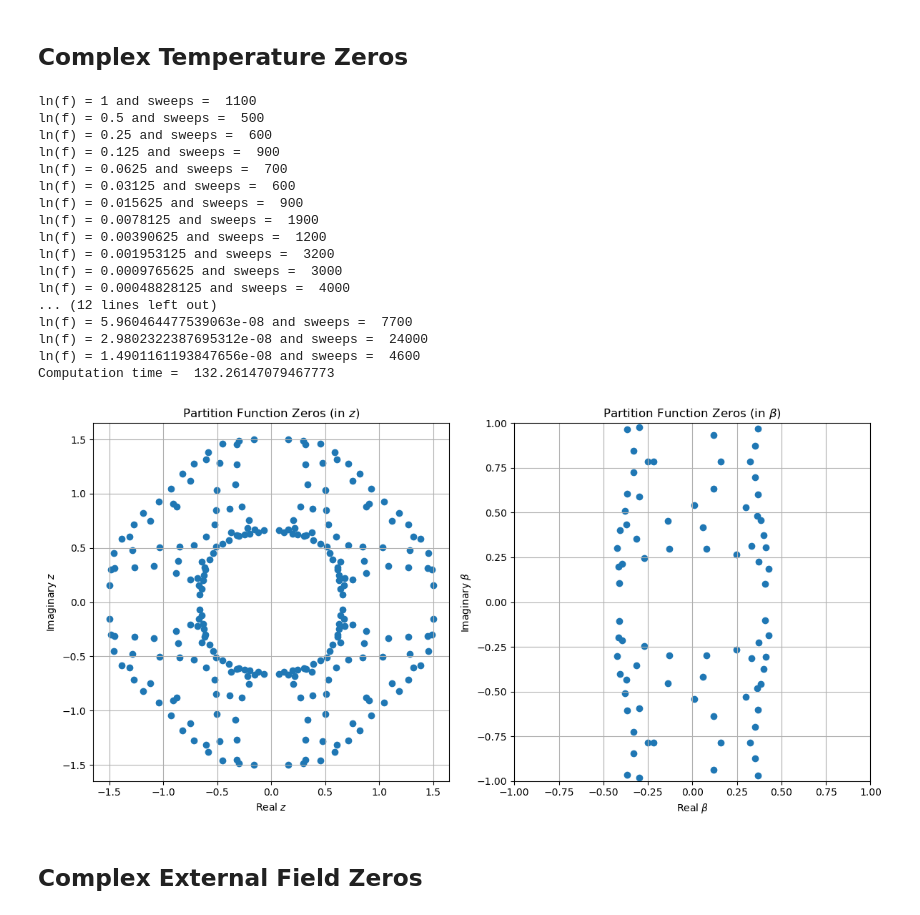
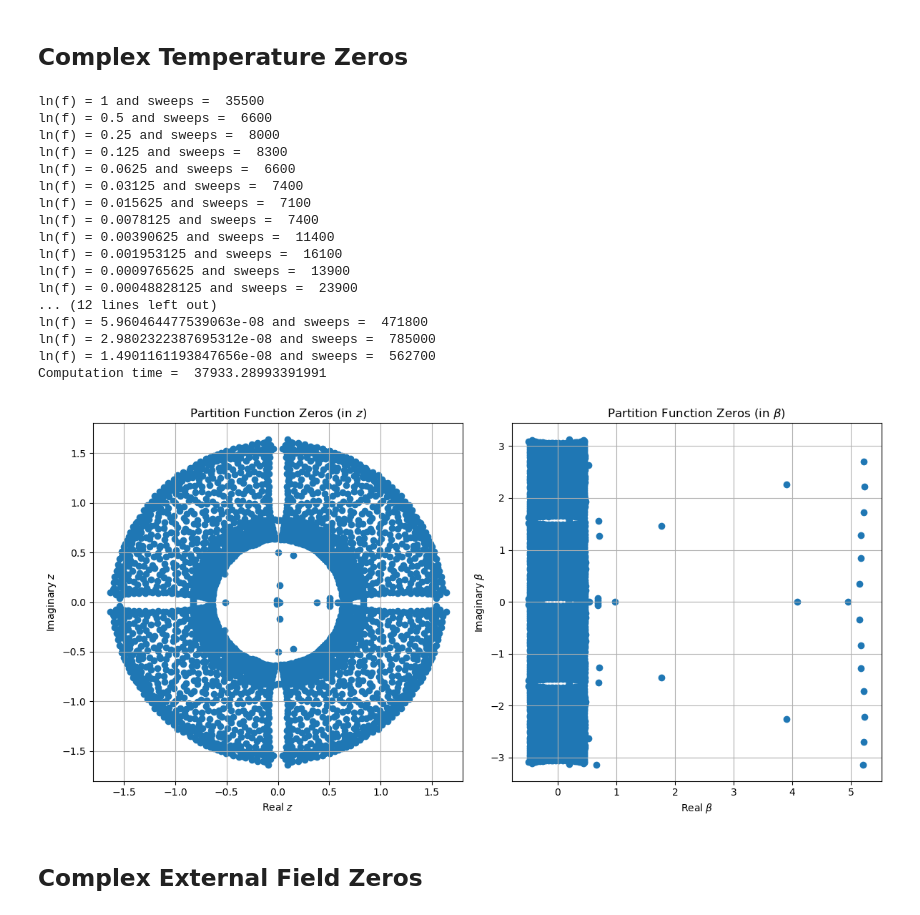
Before and after one commit to GregoryLJohnson/SimpleModels, a Jupyter notebook: WL_PFZ.ipynb, the cells around one changed output. Saved outputs shown, nothing was run; the diff lists cells and outputs as text; code cells hidden in the pictures.

```diff
--- a/WL_PFZ.ipynb
+++ b/WL_PFZ.ipynb
@@ -112,7 +112,7 @@ class Wang_Landau_2DIsing:
                     new_energy = self.total_energy + delta_E
                     index2 = np.argwhere( self.energy_range == new_energy)[0,0]
 
-                    if (np.random.random() < np.exp(self.log_dos[index1] - self.log_dos[index2])):
+                    if (np.log(np.random.random()) < self.log_dos[index1] - self.log_dos[index2]):
                         self.lattice[i, j] *= -1
                         self.total_energy = new_energy
                         index1 = index2
@@ -241,26 +241,26 @@ class Wang_Landau_2DIsing:
 ## Complex Temperature Zeros
 # %%
 # Run the simulation
-L = 8
+L = 30
 model = Wang_Landau_2DIsing(L)
 t0 = time()
-energy_range, dos = model.run_DoE(logfmod = 1/4, logf_min = 1e-6, flatness_criterion = .8, N_sweeps = 1e2)
+energy_range, dos = model.run_DoE(logfmod = 1/2, logf_min = 1e-8, flatness_criterion = .8, N_sweeps = 1e2)
 print("Computation time = ", time()-t0)
 # %% [output]
-ln(f) = 1 and sweeps =  1100
-ln(f) = 0.5 and sweeps =  500
-ln(f) = 0.25 and sweeps =  600
-ln(f) = 0.125 and sweeps =  900
-ln(f) = 0.0625 and sweeps =  700
-ln(f) = 0.03125 and sweeps =  600
-ln(f) = 0.015625 and sweeps =  900
-ln(f) = 0.0078125 and sweeps =  1900
-ln(f) = 0.00390625 and sweeps =  1200
-ln(f) = 0.001953125 and sweeps =  3200
-ln(f) = 0.0009765625 and sweeps =  3000
-ln(f) = 0.00048828125 and sweeps =  4000
+ln(f) = 1 and sweeps =  35500
+ln(f) = 0.5 and sweeps =  6600
+ln(f) = 0.25 and sweeps =  8000
+ln(f) = 0.125 and sweeps =  8300
+ln(f) = 0.0625 and sweeps =  6600
+ln(f) = 0.03125 and sweeps =  7400
+ln(f) = 0.015625 and sweeps =  7100
+ln(f) = 0.0078125 and sweeps =  7400
+ln(f) = 0.00390625 and sweeps =  11400
+ln(f) = 0.001953125 and sweeps =  16100
+ln(f) = 0.0009765625 and sweeps =  13900
+ln(f) = 0.00048828125 and sweeps =  23900
 ... (12 lines left out)
-ln(f) = 5.960464477539063e-08 and sweeps =  7700
-ln(f) = 2.9802322387695312e-08 and sweeps =  24000
-ln(f) = 1.4901161193847656e-08 and sweeps =  4600
-Computation time =  132.26147079467773
+ln(f) = 5.960464477539063e-08 and sweeps =  471800
+ln(f) = 2.9802322387695312e-08 and sweeps =  785000
+ln(f) = 1.4901161193847656e-08 and sweeps =  562700
+Computation time =  37933.28993391991
@@ -282,26 +285,26 @@ zeros_beta = -np.log(zeros_z)
 # %%
 fig, axes = plt.subplots(1, 2, figsize=(12, 6))
 
 # Plot zeros in terms of z
 axes[0].scatter(zeros_z.real, zeros_z.imag)
 axes[0].set_xlabel(r'Real $z$')
 axes[0].set_ylabel(r'Imaginary $z$')
 axes[0].set_title('Partition Function Zeros (in $z$)')
 axes[0].grid()
 
 # Plot zeros in terms of beta
 axes[1].scatter(zeros_beta.real, zeros_beta.imag)
-axes[1].set_xlim(-1,1)
-axes[1].set_ylim(-1,1)
+# axes[1].set_xlim(-1,1)
+# axes[1].set_ylim(-1,1)
 axes[1].set_xlabel(r'Real $\beta$')
 axes[1].set_ylabel(r'Imaginary $\beta$')
 axes[1].set_title(r'Partition Function Zeros (in $\beta$)')
 axes[1].grid()
 
 plt.tight_layout()
 plt.show()
 # %% [output]
-[figure, old version]
+[figure, new version]
 # %% [markdown]
 ## Complex External Field Zeros
 # %%
```
Also changed, not shown: parts of 2 cells of this notebook.
